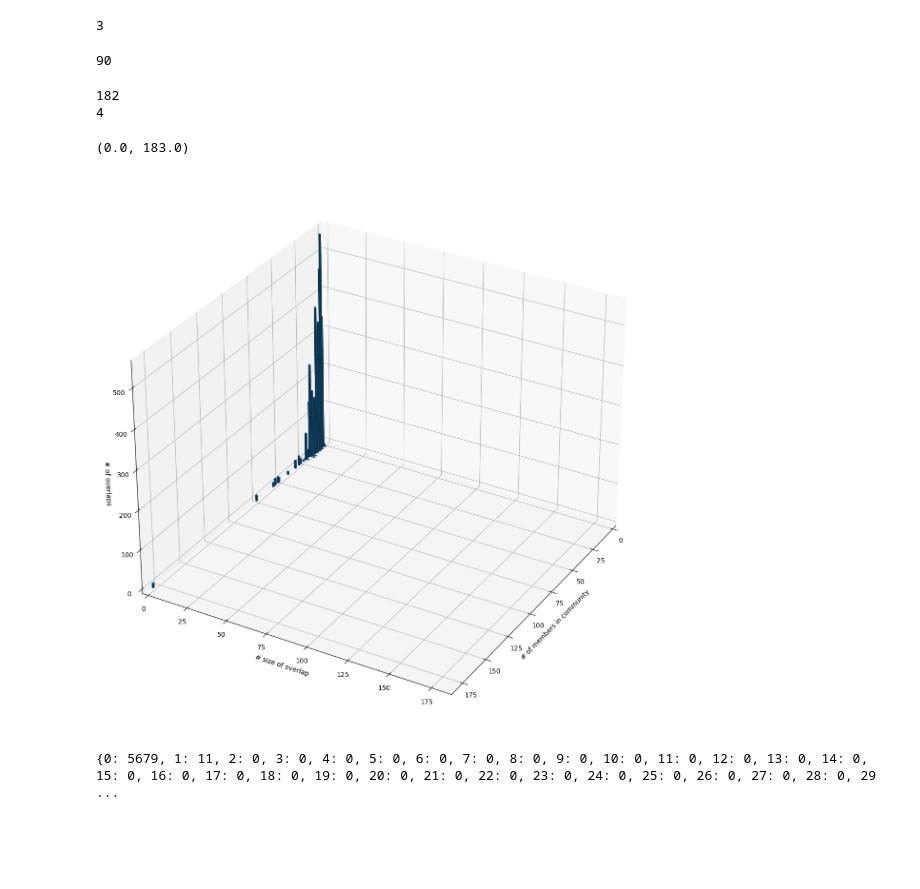
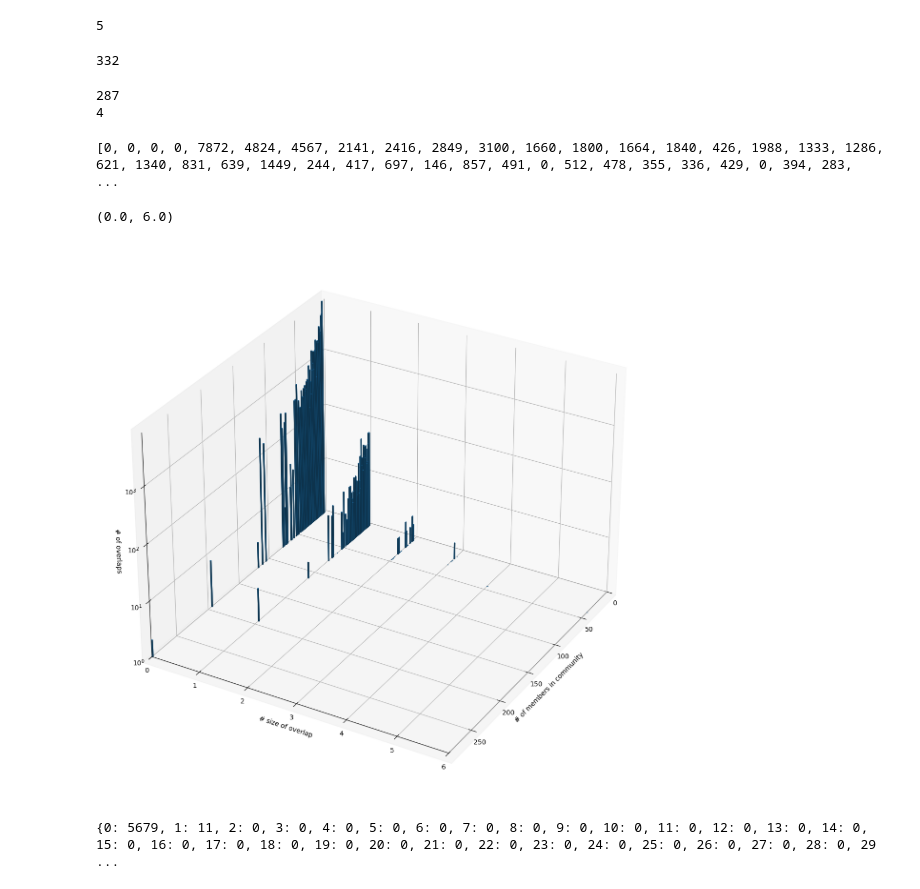
Before and after one commit to plindnercs/graph-clustering-visualization, a Jupyter notebook: graph-clustering-3d-histogram-sampling.ipynb, the cells around one changed output. Drawn from its saved outputs; the diff is of its cells as text; code cells hidden in the pictures; blank space fills up the shorter version.

Commit message:
improved plot

```diff
--- a/graph-clustering-3d-histogram.ipynb
+++ b/graph-clustering-3d-histogram-sampling.ipynb
@@ -26,7 +26,7 @@ communities = {k: [len(file[k].replace('\n', '').split(' ')), 0, set(file[k].rep
 # choose 1000 random members and identify their communities
 communities_of_members = {}
 
-for i in range(0, 3):
+for i in range(0, 5):
     community_id = random.randint(0, len(communities) - 1)
     member_id = list(communities[community_id][2])[random.randint(0, len(communities[community_id][2]) - 1)]
 
@@ -40,7 +40,7 @@ for i in range(0, 3):
 
 print(len(communities_of_members))
 # %% [output]
-3
+5
 # %%
 # write members with their corresponding communities to file
 members_file = open("chosen_members.txt", "w")
@@ -60,7 +60,7 @@ for i in range(0, len(chosen_members)):
 # print(chosen_communities)
 print(len(chosen_communities))
 # %% [output]
-90
+332
 # %%
 # create x-axis (size of communities)
 x_data = []
@@ -82,7 +82,7 @@ print(x_min)
 x_data = [*range(0, x_max + 1)]
 # print(x_data)
 # %% [output]
-182
+287
 4
 # %%
 # create y-axis (size of overlap) and z-axis (number of communities with a certain size and overlap)
@@ -93,9 +93,13 @@ for y_val in y_data:
     row = [0] * len(x_data)
     z_grid.append(row)
 
+max_overlap = 0
 for i in range(0, len(chosen_communities)):
     for j in range(i + 1, len(chosen_communities)):
         size_of_overlap = len(communities[chosen_communities[i]][2].intersection(communities[chosen_communities[j]][2]))
+
+        if size_of_overlap > max_overlap:
+            max_overlap = size_of_overlap
 
         community_size_idx = x_data.index(communities[chosen_communities[i]][0])
         overlap_size_idx = y_data.index(size_of_overlap)
@@ -108,34 +112,61 @@ for i in range(0, len(chosen_communities)):
 
         z_grid[overlap_size_idx][community_size_idx] += 1
 
-# print(z_grid[0])
+# shows the number of combinations with no overlap
+print(z_grid[0])
+# print(sum(z_grid[0]))
 
 z_data = np.array(z_grid)
+# %% [output]
+[0, 0, 0, 0, 7872, 4824, 4567, 2141, 2416, 2849, 3100, 1660, 1800, 1664, 1840, 426, 1988, 1333, 1286, 621, 1340, 831, 639, 1449, 244, 417, 697, 146, 857, 491, 0, 512, 478, 355, 336, 429, 0, 394, 283,  ...
 # %%
 # create 3d plot
 fig = plt.figure(figsize = (15, 15))
 ax = plt.axes(projection='3d')
 
 ax.set_xlabel('# of members in community')
 ax.set_ylabel('# size of overlap')
 ax.set_zlabel('# of overlaps')
 
+# set z-axis to log scale
+import matplotlib.ticker as mticker
+
+def log_tick_formatter(val, pos=None):
+    return f"$10^{{{int(val)}}}$"  # remove int() if you don't use MaxNLocator
+
+ax.zaxis.set_major_formatter(mticker.FuncFormatter(log_tick_formatter))
+ax.zaxis.set_major_locator(mticker.MaxNLocator(integer=True))
+
 x, y = np.meshgrid(x_data, y_data)
 
 top = z_data
 bottom = np.zeros_like(top)
 ax.view_init(ax.elev, ax.azim+90)
 mask = top.ravel().nonzero()
 
+# patch to fix the margins of the 3d plot
+from mpl_toolkits.mplot3d.axis3d import Axis
+if not hasattr(Axis, "_get_coord_info_old"):
+    def _get_coord_info_new(self, renderer):
+        mins, maxs, centers, deltas, tc, highs = self._get_coord_info_old(renderer)
+        mins += deltas / 4
+        maxs -= deltas / 4
+        return mins, maxs, centers, deltas, tc, highs
+    Axis._get_coord_info_old = Axis._get_coord_info
+    Axis._get_coord_info = _get_coord_info_new
+
 # ax.scatter3D(x_data, y_data, z_data, c=z_data, cmap='Greens');
 # ax.bar3d(x.ravel()[mask], y.ravel()[mask], bottom.ravel()[mask], 1, 1, top.ravel()[mask], shade=True)
-ax.bar3d(x.ravel()[mask], y.ravel()[mask], bottom.ravel()[mask], 1, 1, top.ravel()[mask], shade=True)
+ax.bar3d(x.ravel()[mask], y.ravel()[mask], bottom.ravel()[mask], 1, (max_overlap / len(x_data)), np.log10(top.ravel()[mask]), shade=True)
+
+# test:
+# ax.bar3d(np.log(x.ravel()[mask]), np.log(y.ravel()[mask]), bottom.ravel()[mask], 1, 1, np.log(top.ravel()[mask]), shade=True)
 
 ax.set_xlim([0, len(x_data)])
-ax.set_ylim([0, len(y_data)])
+ax.set_ylim([0, max_overlap])
 # %% [output]
-(0.0, 183.0)
+(0.0, 6.0)
-[figure, old version]
+[figure, new version]
 # %%
 # OLD -----------------------------
 # find overlaps in communities
```
